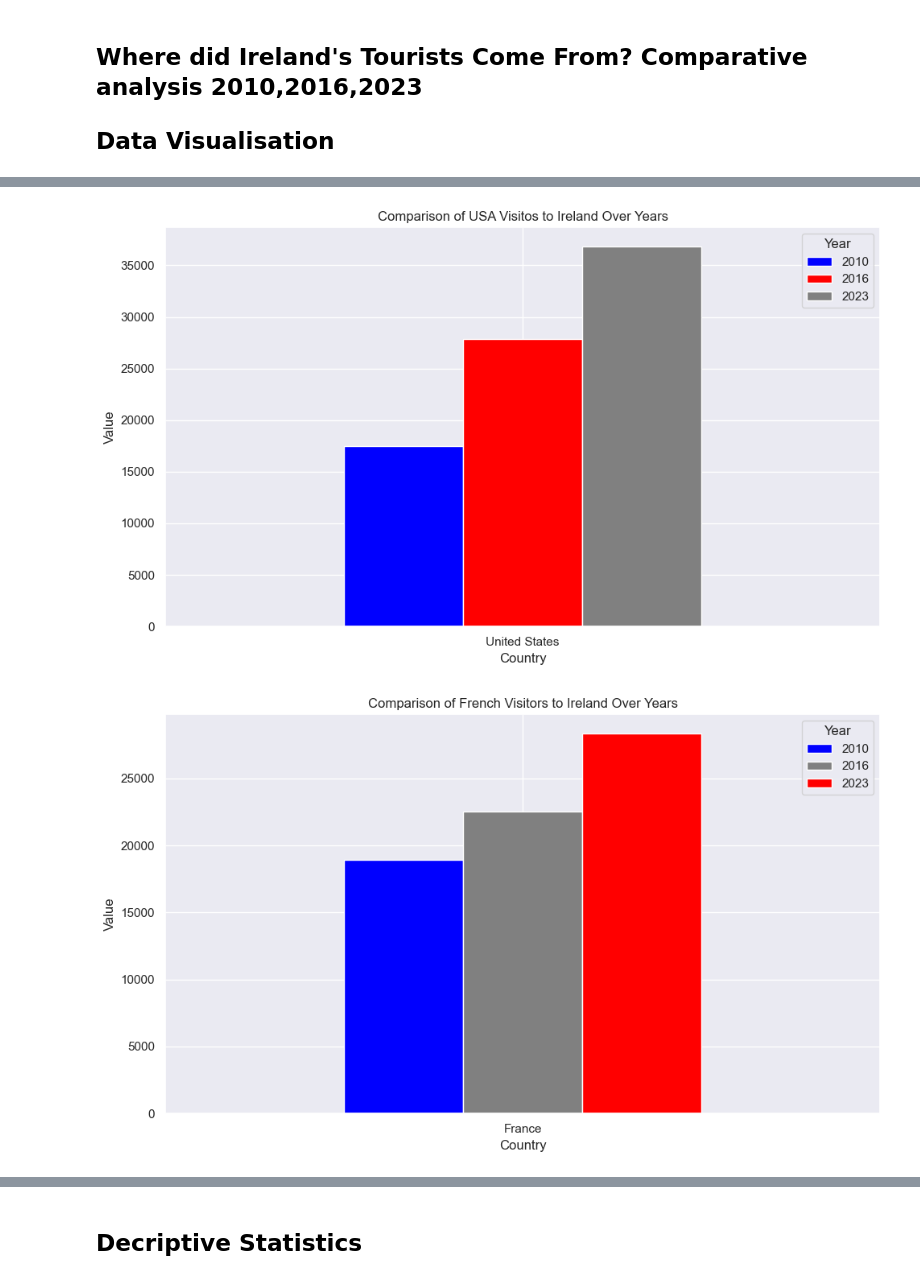
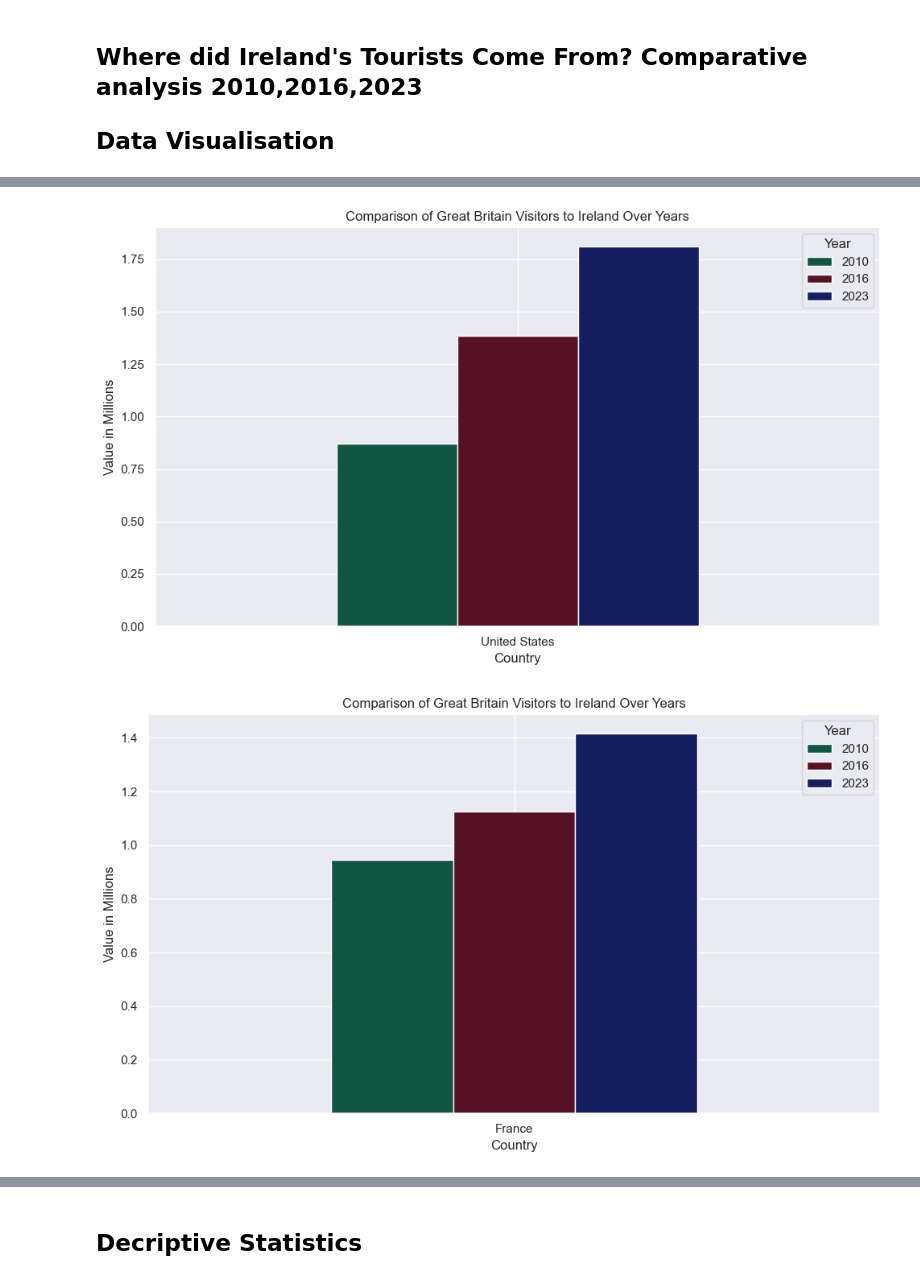
Before and after one commit to CoreyLouiseHughes/CA1_Tourism_CoreyHughes, a Jupyter notebook: Tourism_CA1.ipynb, the cells around one changed output, grey strips where cells are left out. Drawn from its saved outputs; the diff is of its cells as text; code cells hidden in the pictures.

```diff
--- a/Tourism_CA1.ipynb
+++ b/Tourism_CA1.ipynb
@@ -24,7 +24,7 @@ display(HTML(images_html))
 # %%
 #Read files from the URL into the pandas DataFrame
 # make sure to reference where you got the dataswt (CSO - Tourism)
-url = "airandtravel1.csv"
+url = "dftravel.csv"
 df = pd.read_csv(url)
 # %% [markdown]
 ## Where did Ireland's Tourists Come From? Cleaning and Preperation
@@ -80,9 +93,9 @@ top     Air and Sea Travel  January  Great Britain  Arrivals  Thousand
 freq                  6084      540            338      3042      6084
 # %%
 # Drop the 'UNIT' column
-df.drop(columns=['UNIT'], inplace=True)
+#df.drop(columns=['UNIT'], inplace=True)
 # %%
 # only keep the observations that are arrivals
-df_update = df[df['Direction'] == 'Arrivals']
+df = df[df['Direction'] == 'Arrivals']
 # %%
 # check to see the head
@@ -141,7 +140,7 @@ dtype: int64
 # %%
-mean_value = df_update['VALUE'].mean()
+mean_value = df[('VALUE')].mean()
 
 # Fill NaN values with the mean of VALUE - give reference in report as to why this is important
-df_update['VALUE'].fillna(mean_value, inplace=True)
+df[('VALUE')].fillna(mean_value, inplace=True)
 # %%
 # Now my dataset is clean and there are no NaN, mal or missing values
@@ -427,51 +396,55 @@ plt.show()
 # %%
 years = [2010, 2016, 2023]
-df_filtered = df_update[(df_update['Year'].isin(years)) & (df_update['Country'] == 'United States')]
 
-colors = ['Blue', 'Red', 'Gray']
+# Remove 'all countries' from the 'Country' column
+df_filtered = df[(df['Year'].isin(years)) & (df['Country'] == 'United States') & (df['Country'] != 'all countries')]
+
+colors = ['#115642' , '#561125', '#161e62']
 
 # Group by 'Year' and sum the 'VALUE' column
 df_grouped = df_filtered.groupby(['Country', 'Year']).sum().reset_index()
 
 # Pivot the DataFrame to have years as columns and 'VALUE' as values
-pivot_df_usa = df_grouped.pivot(index='Country', columns='Year', values='VALUE')
-pivot_df_usa *= 10
+pivot_df = df_grouped.pivot(index='Country', columns='Year', values='VALUE')
+pivot_df /= 1000
 
 # Plotting the bar plot
-pivot_df_usa.plot(kind='bar', figsize=(10, 6),color=colors)
-plt.title('Comparison of USA Visitos to Ireland Over Years')
+pivot_df.plot(kind='bar', figsize=(10, 6), color=colors)
+plt.title('Comparison of Great Britain Visitors to Ireland Over Years')
 plt.xlabel('Country')
-plt.ylabel('Value')
+plt.ylabel('Value in Millions')
 plt.xticks(rotation=0)
 plt.legend(title='Year')
 plt.tight_layout()
 plt.show()
 # %% [output]
-[figure, old version]
+[figure, new version]
 # %%
 years = [2010, 2016, 2023]
-df_filtered = df[(df['Year'].isin(years)) & (df['Country'] == 'France')]
 
-colors = ['Blue', 'Gray', 'Red']
+# Remove 'all countries' from the 'Country' column
+df_filtered = df[(df['Year'].isin(years)) & (df['Country'] == 'France') & (df['Country'] != 'all countries')]
+
+colors = ['#115642' , '#561125', '#161e62']
 
 # Group by 'Year' and sum the 'VALUE' column
 df_grouped = df_filtered.groupby(['Country', 'Year']).sum().reset_index()
 
 # Pivot the DataFrame to have years as columns and 'VALUE' as values
-pivot_df_france = df_grouped.pivot(index='Country', columns='Year', values='VALUE')
-pivot_df_france *= 10
+pivot_df = df_grouped.pivot(index='Country', columns='Year', values='VALUE')
+pivot_df /= 1000
 
 # Plotting the bar plot
-pivot_df_france.plot(kind='bar', figsize=(10, 6),color=colors)
-plt.title('Comparison of French Visitors to Ireland Over Years')
+pivot_df.plot(kind='bar', figsize=(10, 6), color=colors)
+plt.title('Comparison of Great Britain Visitors to Ireland Over Years')
 plt.xlabel('Country')
-plt.ylabel('Value')
+plt.ylabel('Value in Millions')
 plt.xticks(rotation=0)
 plt.legend(title='Year')
 plt.tight_layout()
 plt.show()
 # %% [output]
-[figure, old version]
+[figure, new version]
 # %%
 # Create a function so I can check the % increase on any country for any year
 
```
Also changed, not shown: parts of 37 cells of this notebook, 1 other file.
